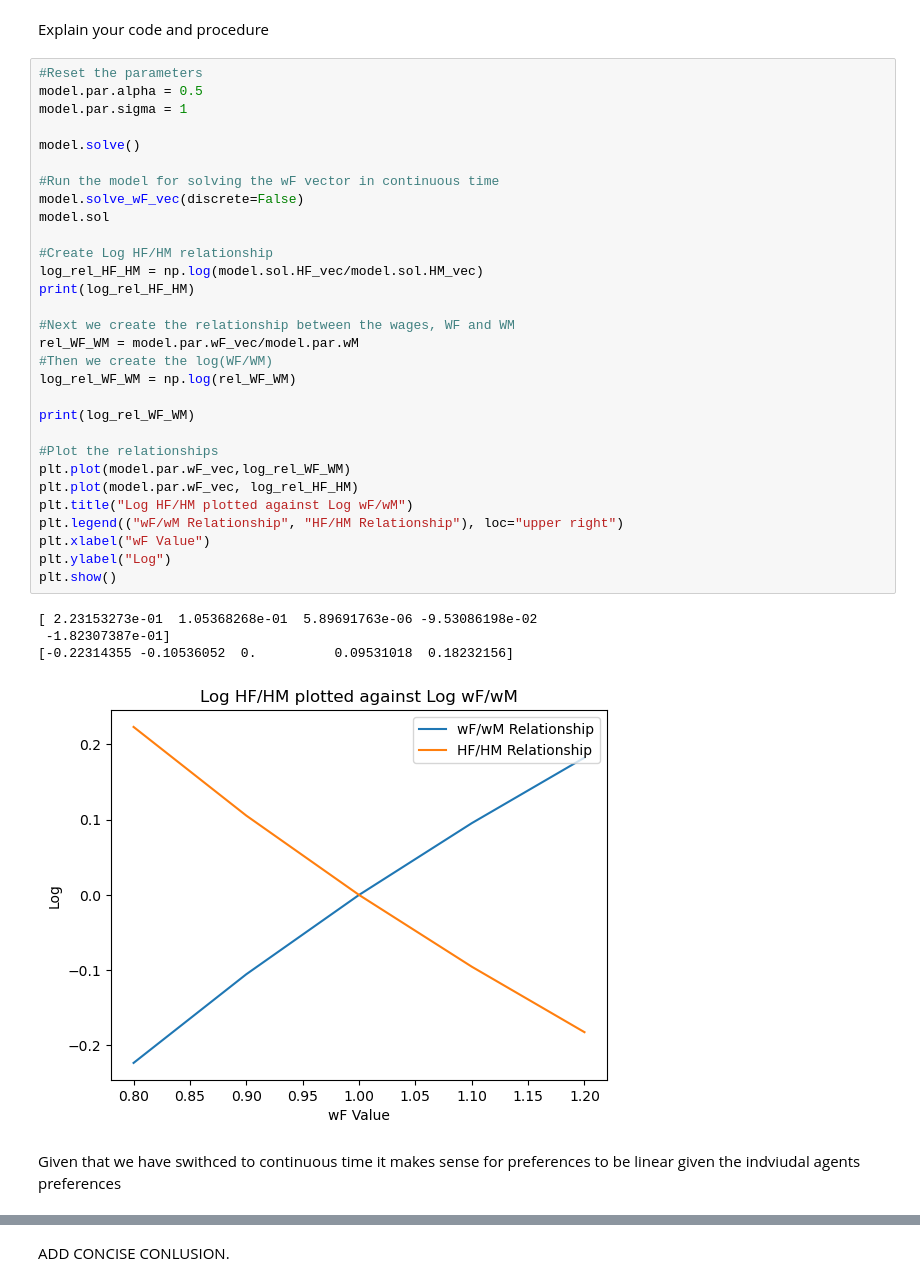
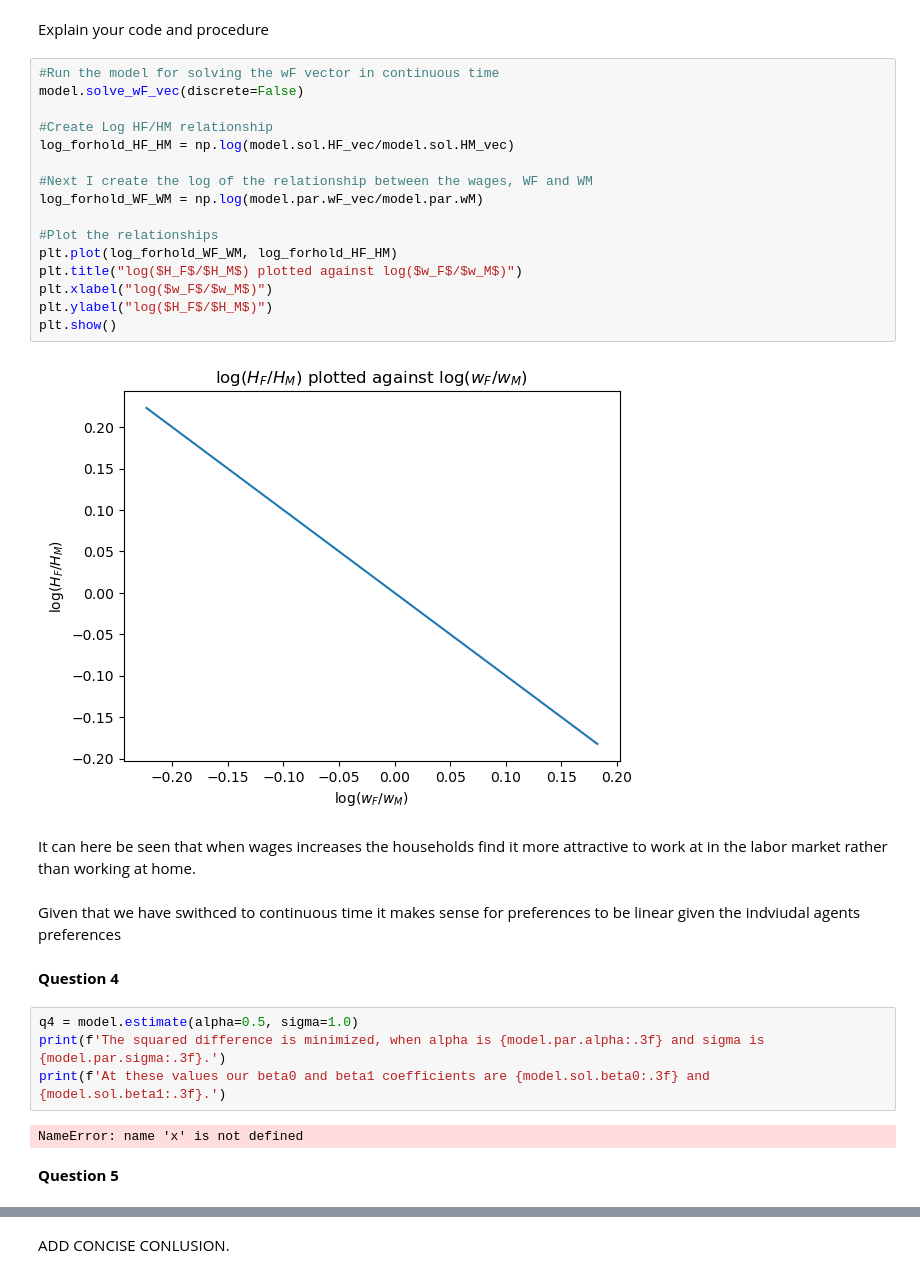
Before and after one commit to NumEconCopenhagen/projects-2023-aml, a Jupyter notebook: inauguralproject/inauguralproject.ipynb, the cells around one changed output, grey strips where cells are left out. Drawn from its saved outputs; the diff is of its cells as text.

```diff
--- a/inauguralproject/inauguralproject.ipynb
+++ b/inauguralproject/inauguralproject.ipynb
@@ -133,39 +112,34 @@ plt.show()
 # %% [markdown]
 Explain your code and procedure
 # %%
-#Reset the parameters
-model.par.alpha = 0.5
-model.par.sigma = 1
-
-model.solve()
-
 #Run the model for solving the wF vector in continuous time
 model.solve_wF_vec(discrete=False)
-model.sol
 
 #Create Log HF/HM relationship
-log_rel_HF_HM = np.log(model.sol.HF_vec/model.sol.HM_vec)
-print(log_rel_HF_HM)
+log_forhold_HF_HM = np.log(model.sol.HF_vec/model.sol.HM_vec)
 
-#Next we create the relationship between the wages, WF and WM
-rel_WF_WM = model.par.wF_vec/model.par.wM
-#Then we create the log(WF/WM)
-log_rel_WF_WM = np.log(rel_WF_WM)
-
-print(log_rel_WF_WM)
+#Next I create the log of the relationship between the wages, WF and WM
+log_forhold_WF_WM = np.log(model.par.wF_vec/model.par.wM)
 
 #Plot the relationships
-plt.plot(model.par.wF_vec,log_rel_WF_WM)
-plt.plot(model.par.wF_vec, log_rel_HF_HM)
-plt.title("Log HF/HM plotted against Log wF/wM")
-plt.legend(("wF/wM Relationship", "HF/HM Relationship"), loc="upper right")
-plt.xlabel("wF Value")
-plt.ylabel("Log")
+plt.plot(log_forhold_WF_WM, log_forhold_HF_HM)
+plt.title("log($H_F$/$H_M$) plotted against log($w_F$/$w_M$)")
+plt.xlabel("log($w_F$/$w_M$)")
+plt.ylabel("log($H_F$/$H_M$)")
 plt.show()
 # %% [output]
-[ 2.23153273e-01  1.05368268e-01  5.89691763e-06 -9.53086198e-02
- -1.82307387e-01]
-[-0.22314355 -0.10536052  0.          0.09531018  0.18232156]
-[figure, old version]
+[figure, new version]
+# %% [markdown]
+It can here be seen that when wages increases the households find it more attractive to work at in the labor market rather than working at home.
 # %% [markdown]
 Given that we have swithced to continuous time it makes sense for preferences to be linear given the indviudal agents preferences
+# %% [markdown]
+**Question 4**
+# %%
+q4 = model.estimate(alpha=0.5, sigma=1.0)
+print(f'The squared difference is minimized, when alpha is {model.par.alpha:.3f} and sigma is {model.par.sigma:.3f}.')
+print(f'At these values our beta0 and beta1 coefficients are {model.sol.beta0:.3f} and {model.sol.beta1:.3f}.')
+# %% [output]
+NameError: name 'x' is not defined
+# %% [markdown]
+**Question 5**
```
Also changed, not shown: parts of 4 cells of this notebook, 1 other file.
